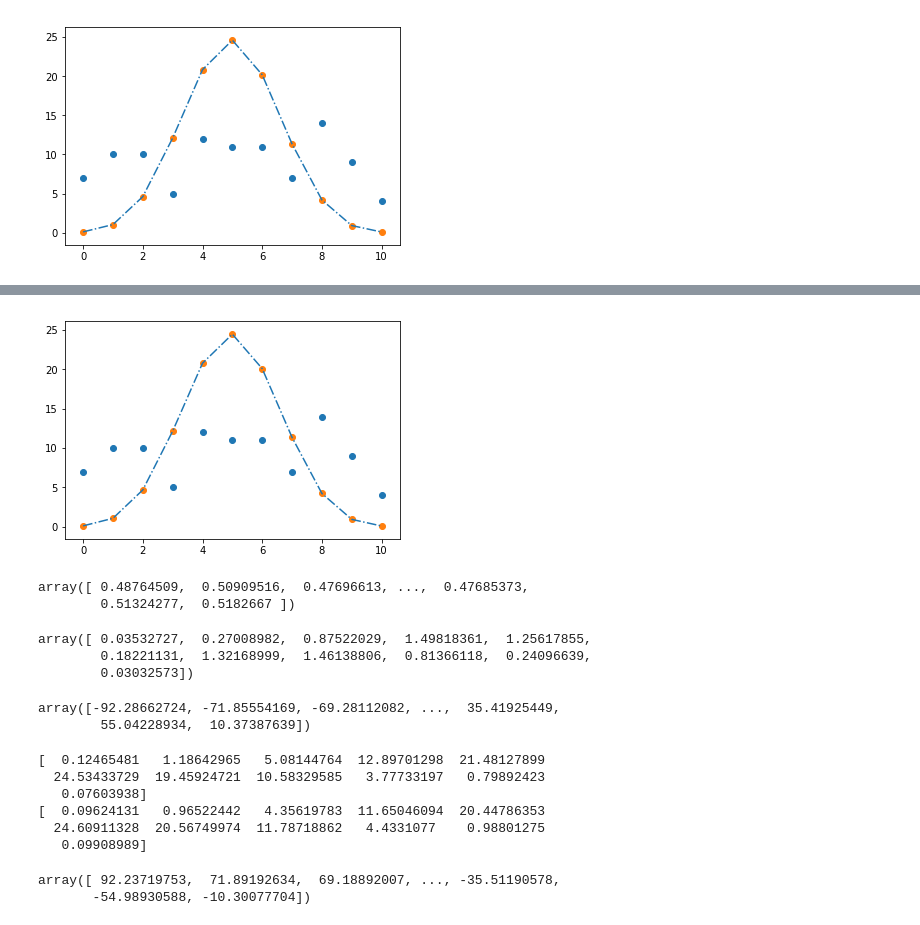
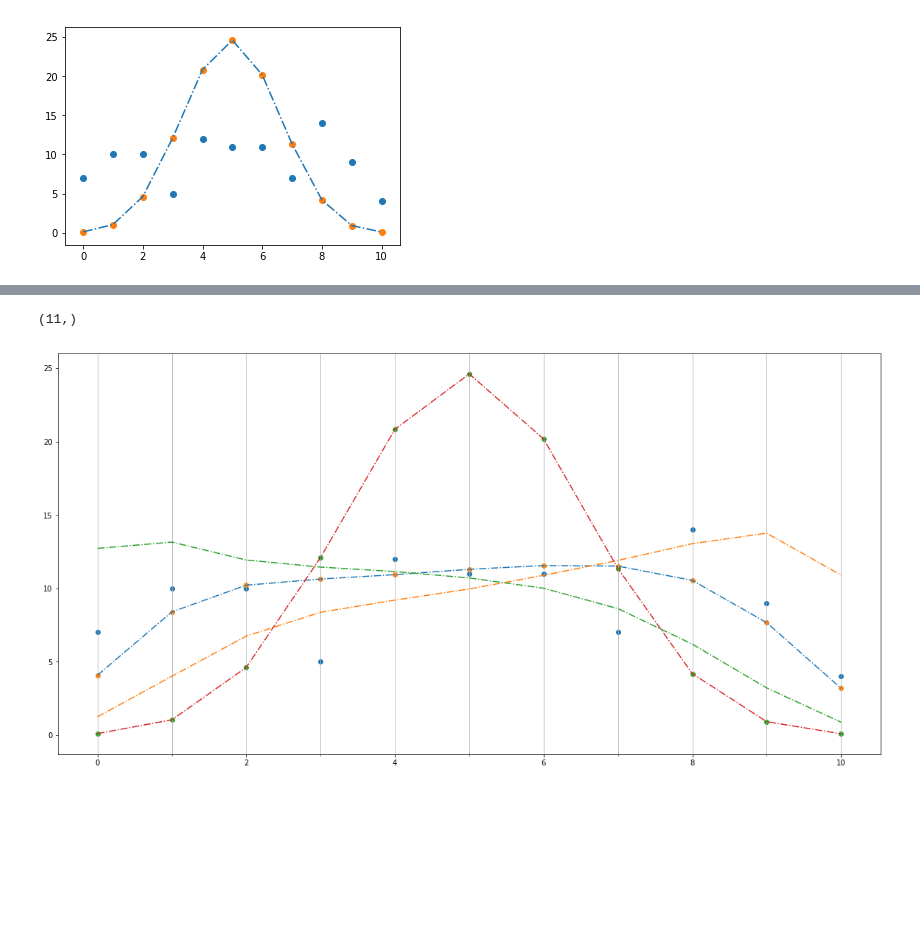
Before and after one commit to seiya-kumada/cct_blog, a Jupyter notebook: pymc3/sample_0.ipynb, the cells around one changed output, grey strips where cells are left out. Drawn from its saved outputs; the diff is of its cells as text; code cells hidden in the pictures; blank space fills up the shorter version.

```diff
--- a/pymc3/sample_0.ipynb
+++ b/pymc3/sample_0.ipynb
@@ -157,4 +182,5 @@ y_mean.shape
 # %%
-y_std = y_samples.std(axis=0)
-y_std.shape
+std_q = q_samples.std(axis=0)
+print(std_q.shape)
+std_q
 # %% [output]
@@ -162,38 +208,30 @@ y_std.shape
-# %%
-plt.scatter(xs, histo_ys)
-plt.plot(xs, y_mean, ls='-.')
-plt.scatter(xs, y_mean)
-plt.show()
-# %% [output]
-[figure, removed]
-# %%
-q_samples
-# %% [output]
-array([ 0.48764509,  0.50909516,  0.47696613, ...,  0.47685373,
-        0.51324277,  0.5182667 ])
-# %%
-y_std
-# %% [output]
-array([ 0.03532727,  0.27008982,  0.87522029,  1.49818361,  1.25617855,
-        0.18221131,  1.32168999,  1.46138806,  0.81366118,  0.24096639,
-        0.03032573])
-# %%
-alpha_samples
-# %% [output]
-array([-92.28662724, -71.85554169, -69.28112082, ...,  35.41925449,
-        55.04228934,  10.37387639])
-# %%
-print(y_samples[0])
-print(y_samples[100])
-# %% [output]
-[  0.12465481   1.18642965   5.08144764  12.89701298  21.48127899
-  24.53433729  19.45924721  10.58329585   3.77733197   0.79892423
-   0.07603938]
-[  0.09624131   0.96522442   4.35619783  11.65046094  20.44786353
-  24.60911328  20.56749974  11.78718862   4.4331077    0.98801275
-   0.09908989]
-# %%
-beta_samples
-# %% [output]
-array([ 92.23719753,  71.89192634,  69.18892007, ..., -35.51190578,
-       -54.98930588, -10.30077704])
+# %%
+yp_samples = np.empty((100, 11))
+ym_samples = np.empty((100, 11))
+for i in range(rows):
+    prv = scipy.stats.binom(10, std_q[i] + mean_q[i])
+    yp_samples[i] = [prv.pmf(k) for k in range(11)]
+    mrv = scipy.stats.binom(10, -std_q[i] + mean_q[i])
+    ym_samples[i] = [mrv.pmf(k) for k in range(11)]
+
+pred_py = np.sum(yp_samples, axis=0)
+pred_my = np.sum(ym_samples, axis=0)
+
+print(pred_y.shape)
+# %% [output]
+(11,)
+# %%
+plt.figure(figsize=(20,10))
+plt.scatter(xs, histo_ys)
+plt.plot(xs, pred_y, ls='-.')
+plt.plot(xs, pred_py, ls='-.')
+plt.plot(xs, pred_my, ls='-.')
+plt.scatter(xs, pred_y)
+plt.plot(xs, binom_ys, ls='-.')
+plt.scatter(xs, binom_ys)
+plt.gca().xaxis.set_minor_locator(tick.MultipleLocator(1))
+plt.grid(which='minor')
+# plt.legend(loc='best')
+plt.show()
+# %% [output]
+[figure, added]
```
Also changed, not shown: parts of 13 cells of this notebook.
